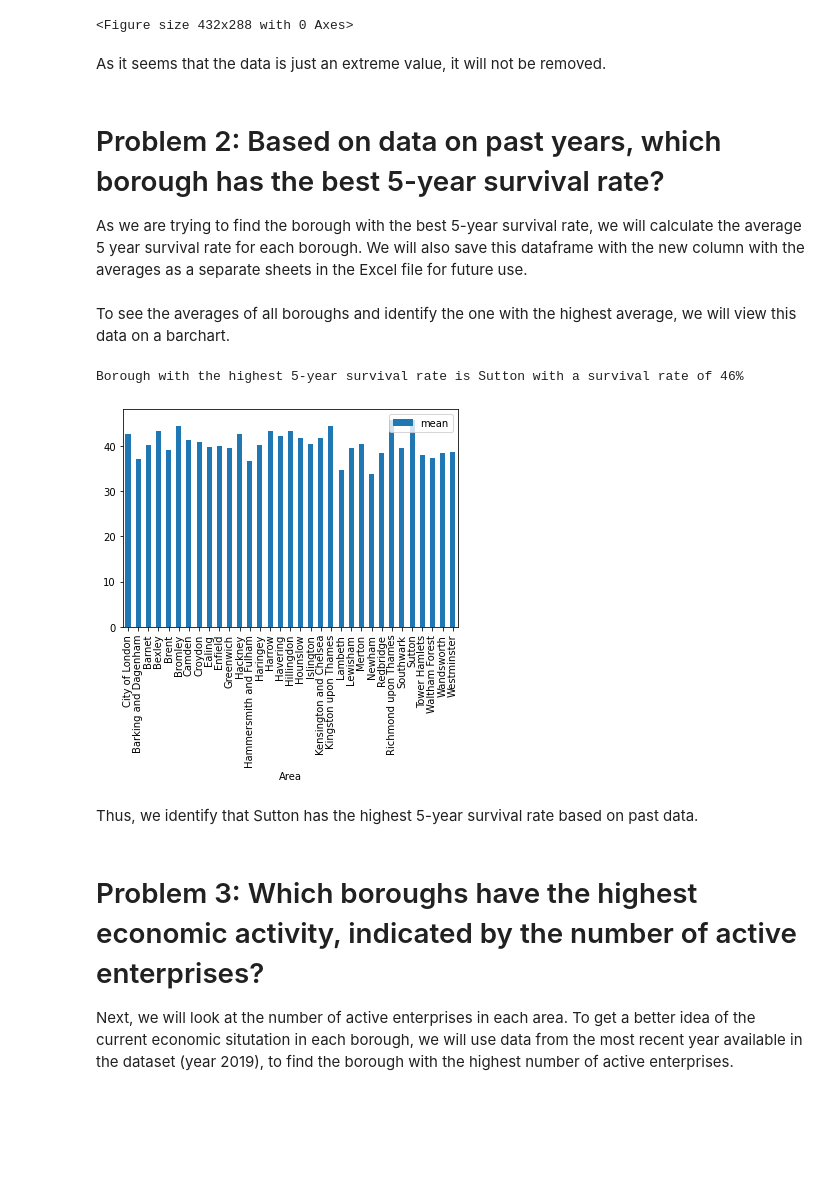
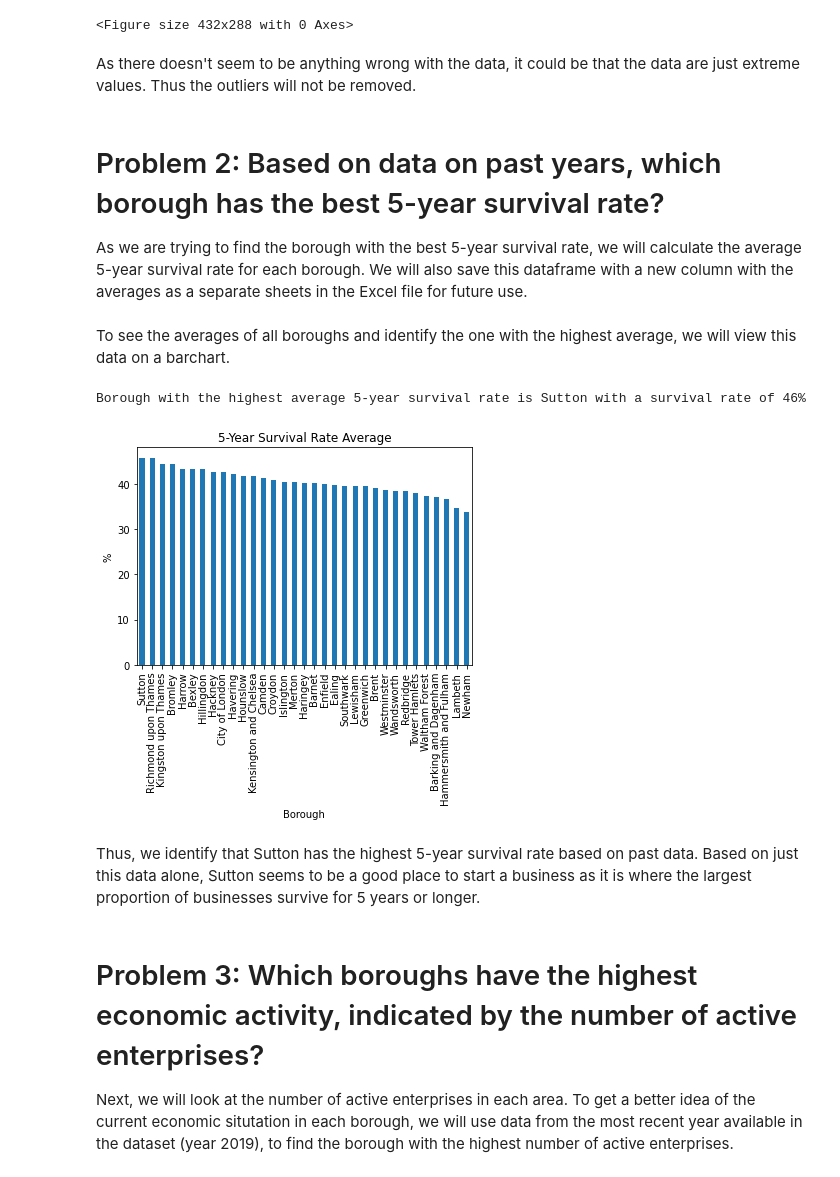
Before and after one commit to ucl-comp0035/coursework-1-zzoeys, a Jupyter notebook: data_exploration_notebook.ipynb, the cells around one changed output. Cells and saved outputs as stored; diff of their text form; code cells hidden in the pictures; blank space fills up the shorter version.

Commit message:
Clean up code

```diff
--- a/data_exploration_notebook.ipynb
+++ b/data_exploration_notebook.ipynb
@@ -5,19 +7,16 @@ import seaborn as sns
 # %%
 def clean_data(df):
 
-    '''
-    Convert the column names to strings and set the column 'Area' as the index
-
-    '''
+    '''Convert the column names to strings and set the column 'Area' as the index.'''
 
     df.columns = df.columns.map(str)
     df.set_index('Area', inplace=True)
 
-def remove_code_column(df):
+def remove_code(df):
+
+    '''Remove the column 'Code'.'''
+
     df.drop(['Code'], axis = 1, inplace = True)
-
-def remove_code_row(df):
-    df.drop(['Code'], inplace = True)
 
 survivalrates = {}
 
@@ -26,11 +25,11 @@ for i in range(2002, 2019):
     survivalrates[str(i)] = pd.read_excel('data/prepared_data.xlsx', sheet_name= str(i) + ' Survival Rates')
     clean_data(survivalrates[str(i)])
 
-# Read and clean sheets on active enterprises
+# Read and clean sheet on active enterprises
 activeenterprises = pd.read_excel('data/prepared_data.xlsx', sheet_name= 'Active Enterprises by Year')
 clean_data(activeenterprises)
 
-# Read and clean sheets on death rates
+# Read and clean sheet on death rates
 deathrates = pd.read_excel('data/prepared_data.xlsx', sheet_name= 'Death Rates in % by Year')
 clean_data(deathrates)
 # %% [markdown]
@@ -220,12 +216,11 @@ Westminster              9.5   9.1  11.4  10.2  15.3  12.1
 # Problem 1: Are there any general trends with regard to 5-year survival rates?
 As we're interested in analysing the 5-year survival rates, we will create a dataframe with just that data for multiple years. As the available data is only up to year 2019, there is only data of the 5-year survival rates up to year 2014.
 # %%
-# Create a list and append Code and Area
+# Create a list and append 'Area'
 five_year_survival_rate_list = []
 five_year_survival_rate_list.append(list(survivalrates['2002'].index))
-five_year_survival_rate_list.append(list(survivalrates['2002']['Code']))
 
-# Append the relevant 5 year survival rates for businesses created in various years
+# Append the relevant 5-year survival rates for businesses created in various years
 for i in range (2002, 2015):
     five_year_survival_rate_list.append(list(survivalrates[str(i)]['5 Year Survival in %']))
 
@@ -233,7 +228,7 @@ for i in range (2002, 2015):
 five_year_survival_rate_df = pd.DataFrame(five_year_survival_rate_list).transpose()
 
 # Set the column names
-five_year_survival_rate_df.columns=['Area', 'Code', '2002', '2003', '2004', '2005', '2006', '2007', '2008', '2009', '2010', '2011', '2012', '2013', '2014']
+five_year_survival_rate_df.columns=['Area', '2002', '2003', '2004', '2005', '2006', '2007', '2008', '2009', '2010', '2011', '2012', '2013', '2014']
 
 print(five_year_survival_rate_df)
 # %% [output]
@@ -259,14 +254,12 @@ Cleaning the data.
 # %%
-# Drop unnessary columns
-remove_code_column(five_year_survival_rate_df)
-
 # Clean the data
 clean_data(five_year_survival_rate_df)
 
+# Check if the datatypes are correct
 print(five_year_survival_rate_df.info(verbose=True))
 
-for i in range(2002, 2015):
-    five_year_survival_rate_df[str(i)] = five_year_survival_rate_df[str(i)].astype(float)
+# Convert datatype from object to int
+five_year_survival_rate_df = five_year_survival_rate_df.astype(float)
 
 print(five_year_survival_rate_df)
 # %% [output]
@@ -342,9 +341,9 @@ plt.savefig('charts/survival_rates_outliers.png')
 [figure]
 <Figure size 432x288 with 0 Axes>
 # %% [markdown]
-As it seems that the data is just an extreme value, it will not be removed.
+As there doesn't seem to be anything wrong with the data, it could be that the data are just extreme values. Thus the outliers will not be removed.
 # %% [markdown]
 # Problem 2: Based on data on past years, which borough has the best 5-year survival rate?
 
-As we are trying to find the borough with the best 5-year survival rate, we will calculate the average 5 year survival rate for each borough. We will also save this dataframe with the new column with the averages as a separate sheets in the Excel file for future use.
+As we are trying to find the borough with the best 5-year survival rate, we will calculate the average 5-year survival rate for each borough. We will also save this dataframe with a new column with the averages as a separate sheets in the Excel file for future use.
 # %%
@@ -357,17 +357,21 @@ with pd.ExcelWriter('data/prepared_data.xlsx',
 # %% [markdown]
 To see the averages of all boroughs and identify the one with the highest average, we will view this data on a barchart.
 # %%
-# View the 5-year survival rate average for each borough
-five_year_survival_rate_df.plot.bar(y='mean')
+# Plot a bar graph with the 5-year survival rate average for each borough
+five_year_survival_rate_df.sort_values('mean', ascending = False)['mean'].plot.bar()
+plt.title('5-Year Survival Rate Average')
+plt.xlabel('Borough')
+plt.ylabel('%')
+plt.savefig('charts/bargraph_average_5-year_survival_rate.png')
 
 # Identify the borough with the highest average
 max = five_year_survival_rate_df['mean'].idxmax()
-print('Borough with the highest 5-year survival rate is ' + str(max) + ' with a survival rate of ' + str(round(five_year_survival_rate_df['mean'].max())) + '%')
+print('Borough with the highest average 5-year survival rate is ' + str(max) + ' with a survival rate of ' + str(round(five_year_survival_rate_df['mean'].max())) + '%')
 # %% [output]
-Borough with the highest 5-year survival rate is Sutton with a survival rate of 46%
+Borough with the highest average 5-year survival rate is Sutton with a survival rate of 46%
-[figure, old version]
+[figure, new version]
 # %% [markdown]
-Thus, we identify that Sutton has the highest 5-year survival rate based on past data.
+Thus, we identify that Sutton has the highest 5-year survival rate based on past data. Based on just this data alone, Sutton seems to be a good place to start a business as it is where the largest proportion of businesses survive for 5 years or longer.
 # %% [markdown]
 # Problem 3: Which boroughs have the highest economic activity, indicated by the number of active enterprises?
 
```
Also changed, not shown: parts of 41 cells of this notebook.
